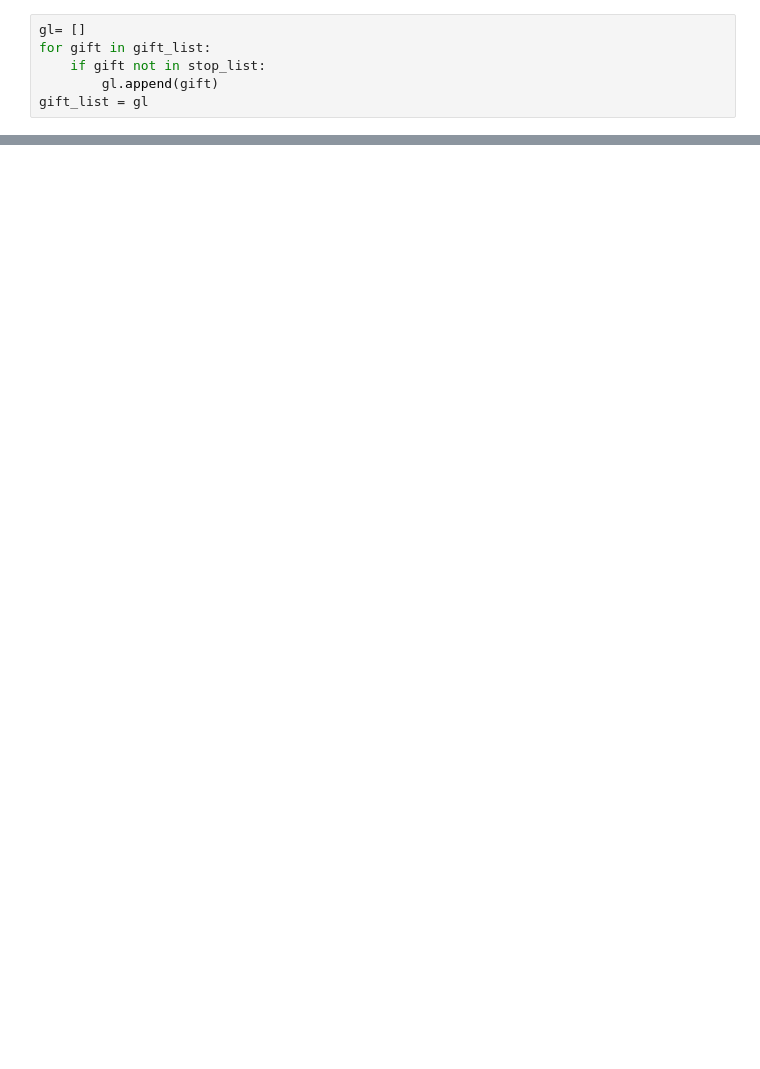
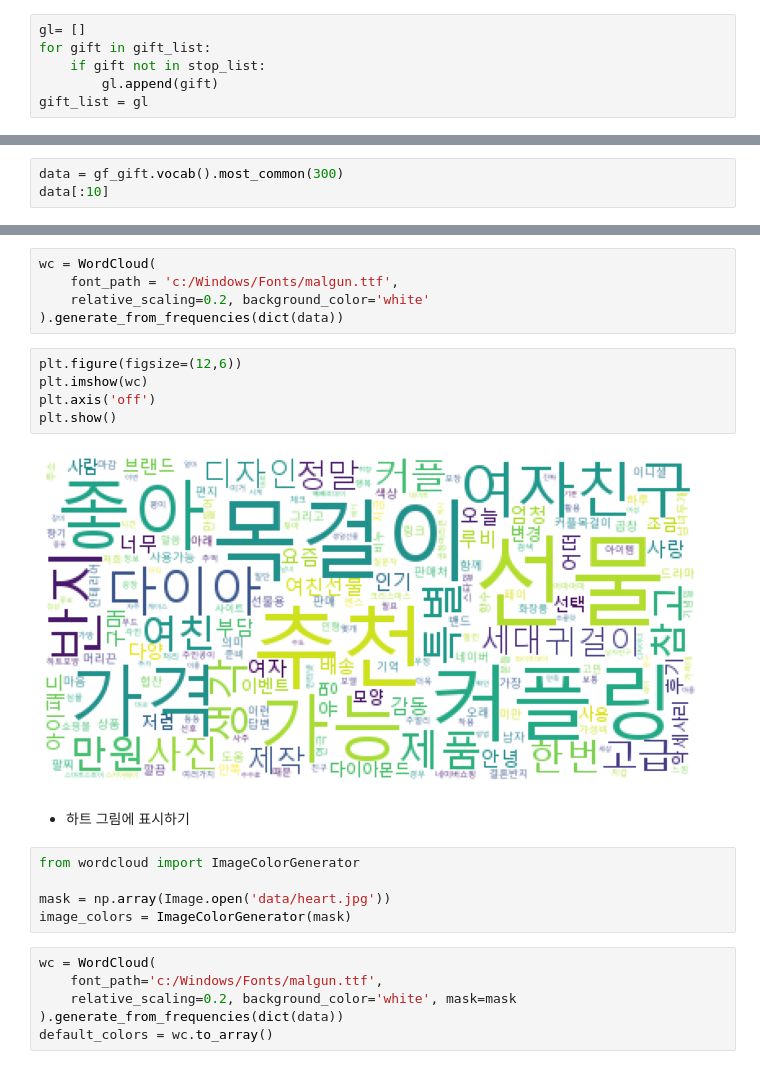
Before and after one commit to strongsm/MachineLearning-2021-12-20, a Jupyter notebook: 06.Text분석/22.워드클라우드.ipynb, the cells around one changed output, grey strips where cells are left out. Saved outputs shown, nothing was run; the diff lists cells and outputs as text; blank space fills up the shorter version.

```diff
--- a/06.Text분석/22.워드클라우드.ipynb
+++ b/06.Text분석/22.워드클라우드.ipynb
@@ -61,0 +77,3 @@ gift_list = gl
+# %%
+data = gf_gift.vocab().most_common(300)
+data[:10]
@@ -61,0 +91,25 @@ gift_list = gl
+# %%
+wc = WordCloud(
+    font_path = 'c:/Windows/Fonts/malgun.ttf',
+    relative_scaling=0.2, background_color='white'
+).generate_from_frequencies(dict(data))
+# %%
+plt.figure(figsize=(12,6))
+plt.imshow(wc)
+plt.axis('off')
+plt.show()
+# %% [output]
+[figure, added]
+# %% [markdown]
+- 하트 그림에 표시하기
+# %%
+from wordcloud import ImageColorGenerator
+
+mask = np.array(Image.open('data/heart.jpg'))
+image_colors = ImageColorGenerator(mask)
+# %%
+wc = WordCloud(
+    font_path='c:/Windows/Fonts/malgun.ttf',
+    relative_scaling=0.2, background_color='white', mask=mask
+).generate_from_frequencies(dict(data))
+default_colors = wc.to_array()
```
Also changed, not shown: parts of 9 cells of this notebook, 3 other files.
